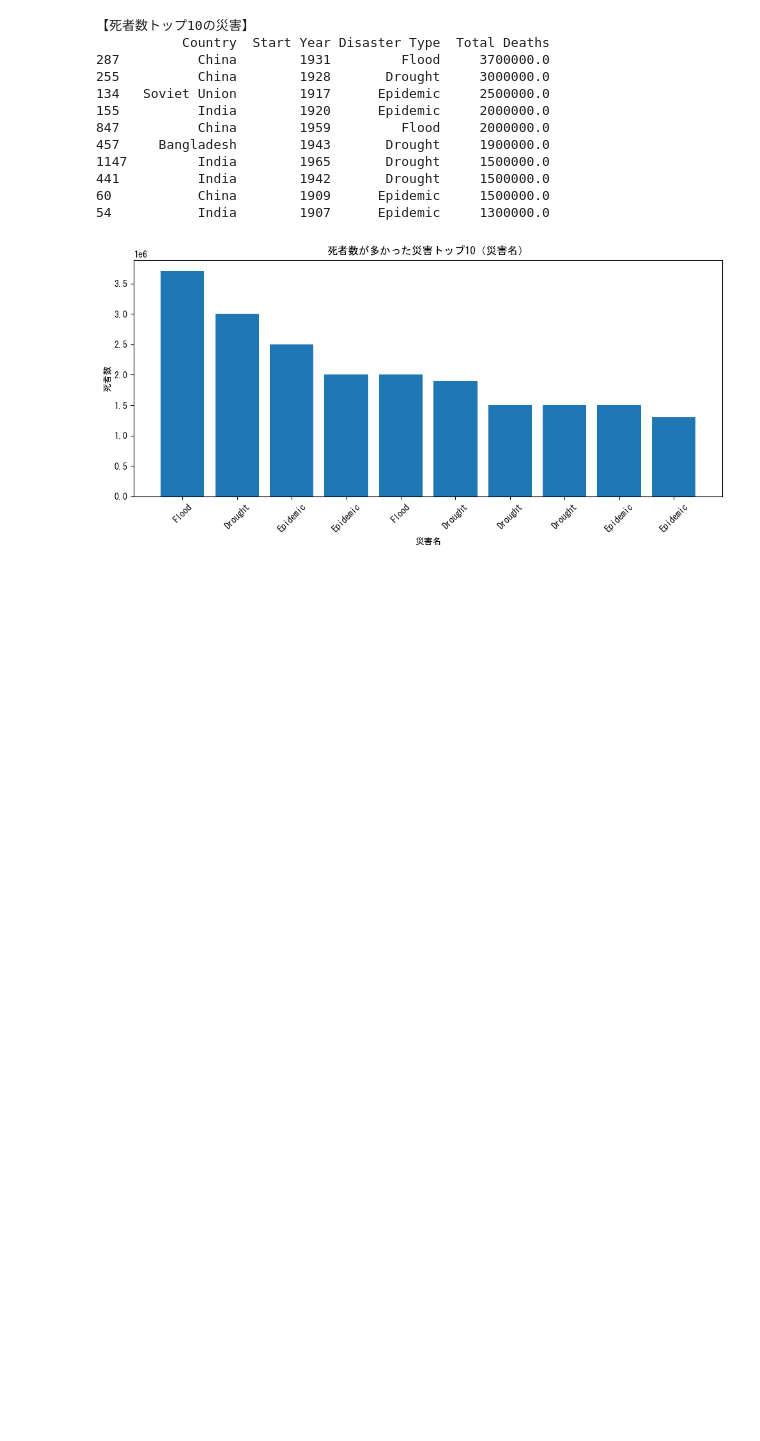
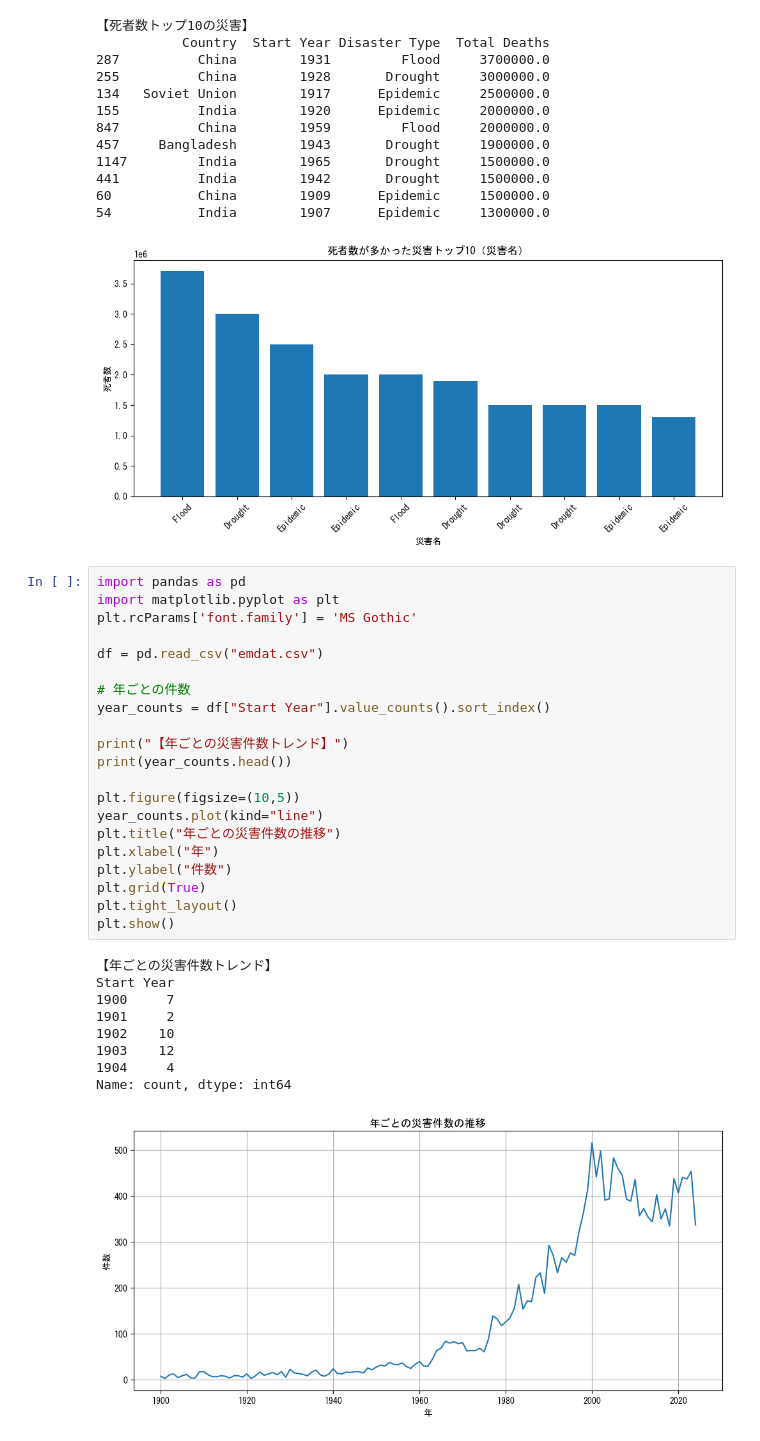
Before and after one commit to awano-kakeru/me, a Jupyter notebook: Week9/disaster challenge.ipynb, the cells around one changed output. Drawn from its saved outputs; the diff is of its cells as text; blank space fills up the shorter version.

```diff
--- a/Week9/disaster challenge.ipynb
+++ b/Week9/disaster challenge.ipynb
@@ -187,3 +153,34 @@ plt.show()
 60           China        1909      Epidemic     1500000.0
 54           India        1907      Epidemic     1300000.0
 [figure]
+# %%
+import pandas as pd
+import matplotlib.pyplot as plt
+plt.rcParams['font.family'] = 'MS Gothic'
+
+df = pd.read_csv("emdat.csv")
+
+# 年ごとの件数
+year_counts = df["Start Year"].value_counts().sort_index()
+
+print("【年ごとの災害件数トレンド】")
+print(year_counts.head())
+
+plt.figure(figsize=(10,5))
+year_counts.plot(kind="line")
+plt.title("年ごとの災害件数の推移")
+plt.xlabel("年")
+plt.ylabel("件数")
+plt.grid(True)
+plt.tight_layout()
+plt.show()
+# %% [output]
+【年ごとの災害件数トレンド】
+Start Year
+1900     7
+1901     2
+1902    10
+1903    12
+1904     4
+Name: count, dtype: int64
+[figure, added]
```
Also changed, not shown: parts of 12 cells of this notebook, 1 other file.
